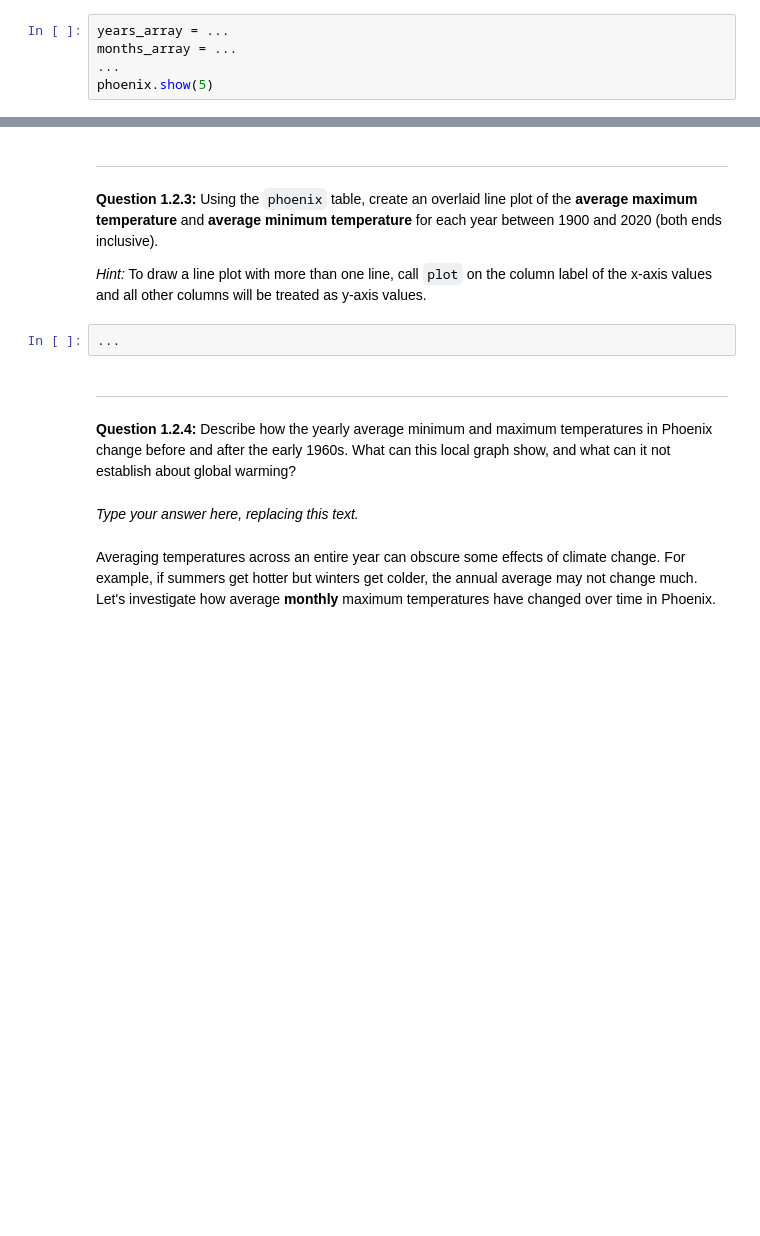
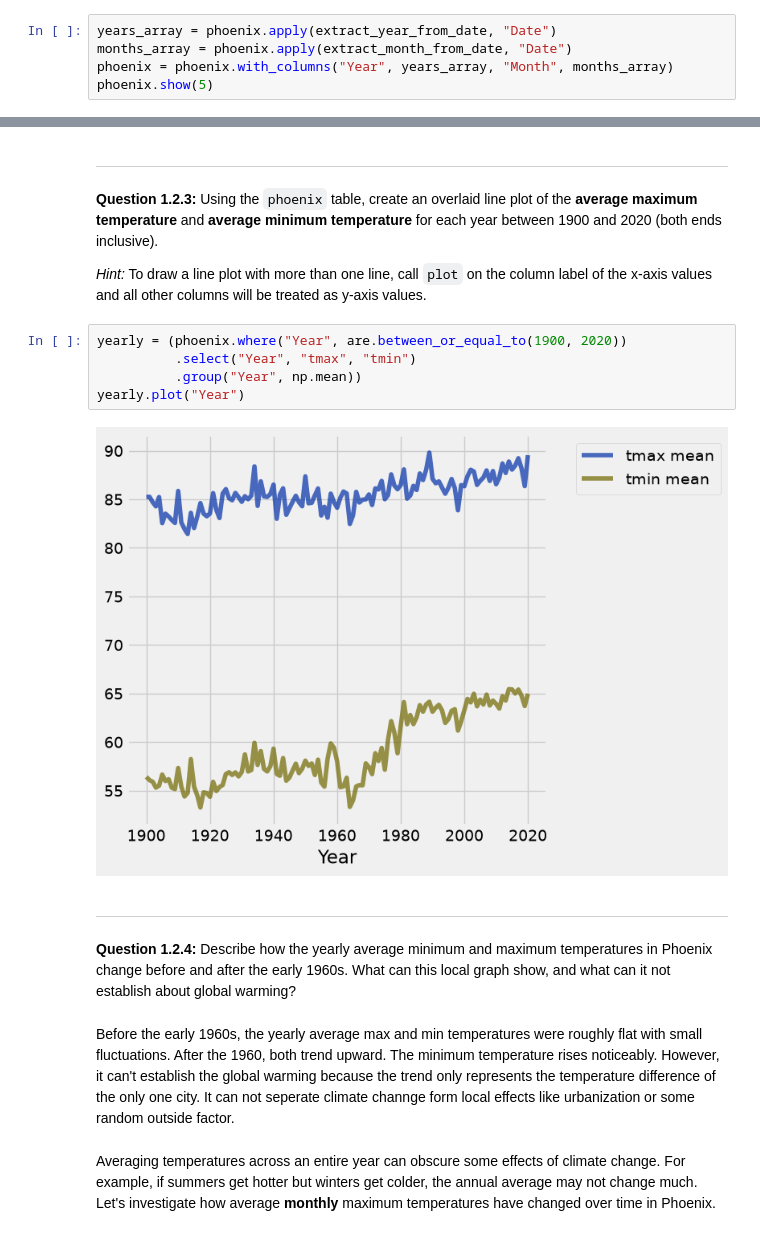
Before and after one commit to 0GhOsTO/DS100Project2, a Jupyter notebook: project2.ipynb, the cells around one changed output, grey strips where cells are left out. Saved outputs shown, nothing was run; the diff lists cells and outputs as text; blank space fills up the shorter version.

```diff
--- a/project2.ipynb
+++ b/project2.ipynb
@@ -240,7 +289,7 @@ print('2022-04-01 has year', extract_year_from_date('2022-04-01'),
 
 *Note*: The functions above may be helpful!
 # %%
-years_array = ...
-months_array = ...
-...
+years_array = phoenix.apply(extract_year_from_date, "Date")
+months_array = phoenix.apply(extract_month_from_date, "Date")
+phoenix = phoenix.with_columns("Year", years_array, "Month", months_array)
 phoenix.show(5)
@@ -255,7 +314,12 @@ grader.check("q1_2_2")
 
 *Hint:* To draw a line plot with more than one line, call `plot` on the column label of the x-axis values and all other columns will be treated as y-axis values.
 # %%
-...
+yearly = (phoenix.where("Year", are.between_or_equal_to(1900, 2020))
+          .select("Year", "tmax", "tmin")
+          .group("Year", np.mean))
+yearly.plot("Year")
+# %% [output]
+[figure, added]
 # %% [markdown]
 <!-- END QUESTION -->
 
@@ -265,7 +329,7 @@ grader.check("q1_2_2")
 
 **Question 1.2.4:** Describe how the yearly average minimum and maximum temperatures in Phoenix change before and after the early 1960s. What can this local graph show, and what can it not establish about global warming?
 # %% [markdown]
-_Type your answer here, replacing this text._
+Before the early 1960s, the yearly average max and min temperatures were roughly flat with small fluctuations. After the 1960, both trend upward. The minimum temperature rises noticeably. However, it can't establish the global warming because the trend only represents the temperature difference of the only one city. It can not seperate climate channge form local effects like urbanization or some random outside factor.
 # %% [markdown]
 <!-- END QUESTION -->
 
```
Also changed, not shown: parts of 31 cells of this notebook.
